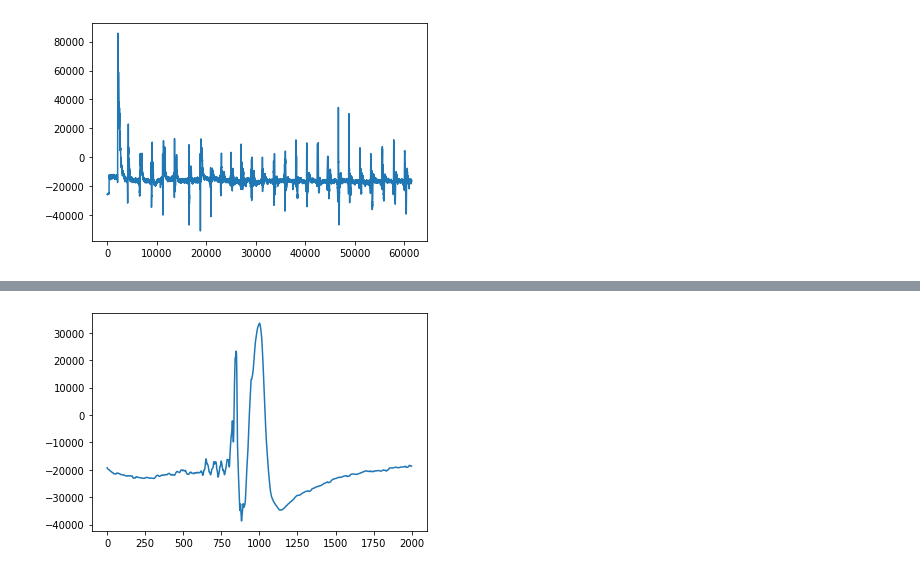
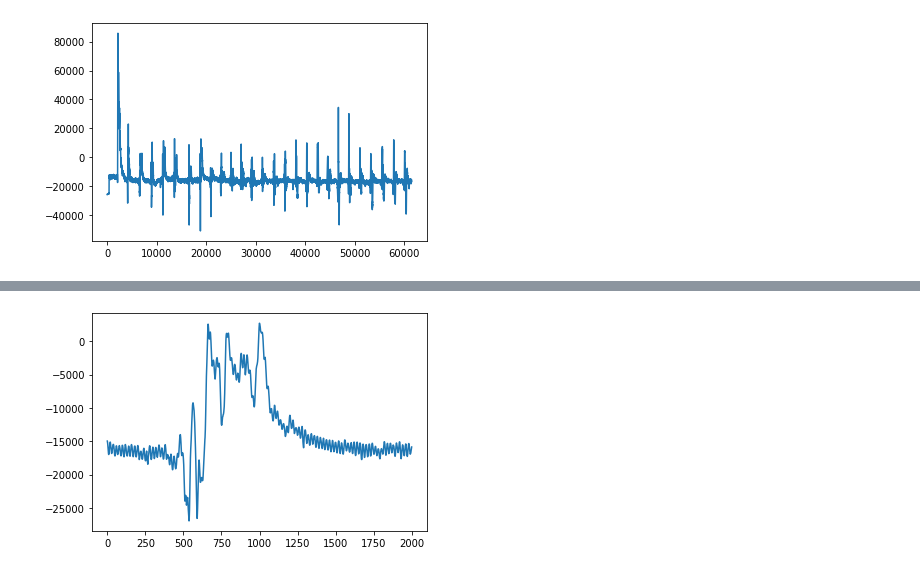
Before and after one commit to areakRU/diploma, a Jupyter notebook: filter.ipynb, the cells around one changed output, grey strips where cells are left out. Drawn from its saved outputs; the diff is of its cells as text; code cells hidden in the pictures.

```diff
--- a/filter.ipynb
+++ b/filter.ipynb
@@ -6,7 +6,7 @@ from scipy.signal import firwin, lfilter
 from scipy.ndimage import uniform_filter1d
 
 # Загрузка сигнала из файла
-x = np.loadtxt(r'C:\Users\areak\Desktop\diploma\BadData\right_alex_3.txt')
+x = np.loadtxt(r'C:\Users\areak\Desktop\diploma\Data\right_alex_3.txt')
 # %%
 # Необработанный сигнал
 plt.plot(x)
@@ -59,7 +59,7 @@ for i in range(filtered_x.shape[0] - CUT_SIZE):
             cut_signals = np.append(cut_signals, cut_signal, axis=0)
 cut_signals = np.delete(cut_signals, 0, axis=0)
 # %%
-plt.plot(cut_signals[1])
+plt.plot(cut_signals[2])
 plt.show()
 # %% [output]
-[figure, old version]
+[figure, new version]
```
Also changed, not shown: parts of 4 cells of this notebook, 1 other file.
